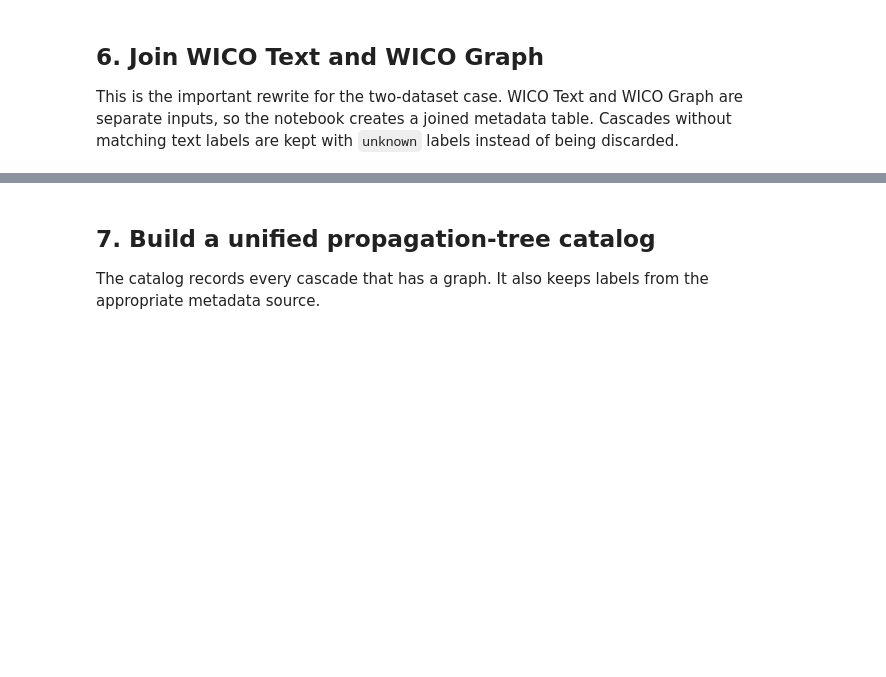
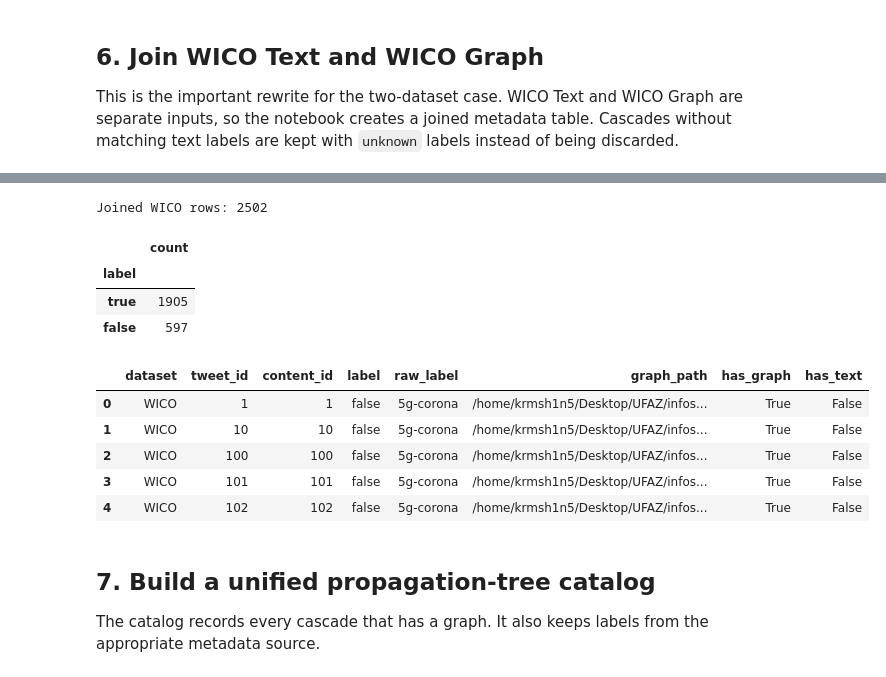
Before and after one commit to Krmsh1n5/infoshield, a Jupyter notebook: explore_data.ipynb, the cells around one changed output, grey strips where cells are left out. Saved outputs shown, nothing was run; the diff lists cells and outputs as text; code cells hidden in the pictures; blank space fills up the shorter version.

```diff
--- a/explore_data.ipynb
+++ b/explore_data.ipynb
@@ -579,3 +686,50 @@ WICO graph cascades without matched WICO Text label: 2502
+# %%
+def build_wico_joined_metadata(wico_text, wico_graph_manifest):
+    """Assign labels from the graph subfolder structure (not tweet-ID join).
+
+    WICO Graph folder names are sequential integers (1, 2, 3 ...).
+    WICO Text stores real tweet IDs.  The two never match, so we label
+    directly from label_int set by load_wico_graph_dataset.
+    """
+    WICO_INT_TO_LABEL = {0: 'false', 1: 'false', 2: 'true'}
+    WICO_INT_TO_RAW   = {0: '5g-corona', 1: 'other-conspiracy', 2: 'non-conspiracy'}
+
+    if wico_graph_manifest.empty:
+        return pd.DataFrame(columns=[
+            'dataset', 'tweet_id', 'content_id', 'label',
+            'raw_label', 'graph_path', 'has_graph', 'has_text'
+        ])
+
+    joined = wico_graph_manifest.copy()
+    joined['content_id'] = joined['content_id'].map(normalize_id)
+    joined['tweet_id']   = joined['content_id']
+    joined['label']      = joined['label_int'].map(WICO_INT_TO_LABEL).fillna('unknown')
+    joined['raw_label']  = joined['label_int'].map(WICO_INT_TO_RAW)
+    joined['dataset']    = 'WICO'
+    joined['has_graph']  = True
+    joined['has_text']   = False
+
+    return joined[[
+        'dataset', 'tweet_id', 'content_id', 'label',
+        'raw_label', 'graph_path', 'has_graph', 'has_text'
+    ]]
+
+wico_meta = build_wico_joined_metadata(wico_text, wico_graph_manifest)
+print('Joined WICO rows:', len(wico_meta))
+display(wico_meta['label'].value_counts(dropna=False).rename('count').to_frame())
+display(wico_meta.head())
+# %% [output]
+Joined WICO rows: 2502
+|  | count |
+| label |  |
+| true | 1905 |
+| false | 597 |
+|  | dataset | tweet_id | content_id | label | raw_label | graph_path | has_graph | has_text |
+| 0 | WICO | 1 | 1 | false | 5g-corona | /home/krmsh1n5/Desktop/UFAZ/infos... | True | False |
+| 1 | WICO | 10 | 10 | false | 5g-corona | /home/krmsh1n5/Desktop/UFAZ/infos... | True | False |
+| 2 | WICO | 100 | 100 | false | 5g-corona | /home/krmsh1n5/Desktop/UFAZ/infos... | True | False |
+| 3 | WICO | 101 | 101 | false | 5g-corona | /home/krmsh1n5/Desktop/UFAZ/infos... | True | False |
+| 4 | WICO | 102 | 102 | false | 5g-corona | /home/krmsh1n5/Desktop/UFAZ/infos... | True | False |
 # %% [markdown]
 ## 7. Build a unified propagation-tree catalog
 
```
Also changed, not shown: parts of 25 cells of this notebook, 27 other files.
